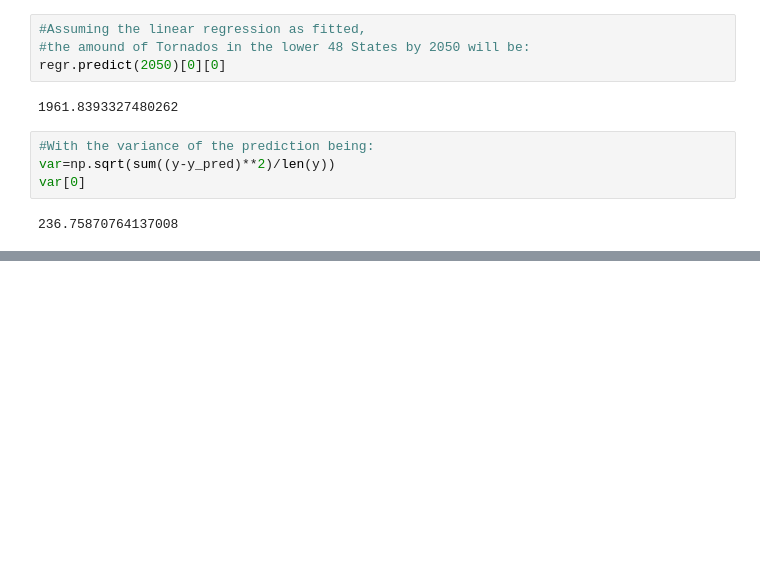
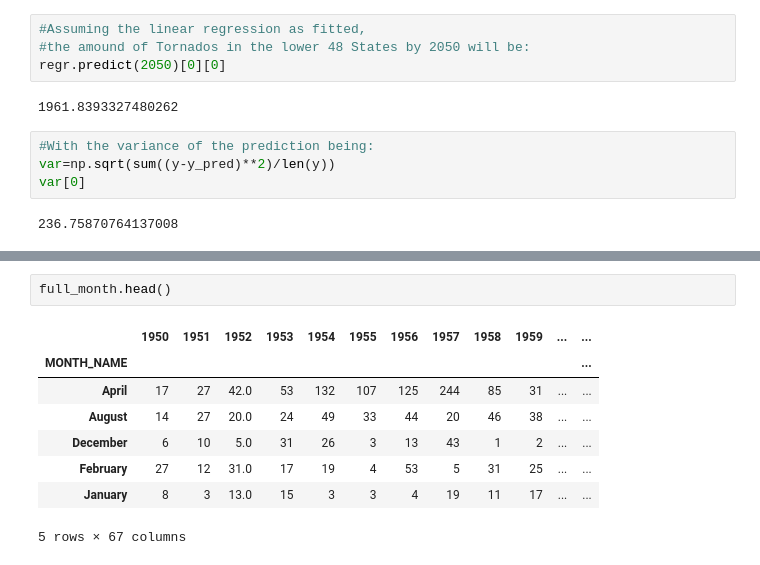
Before and after one commit to godinechan/NOAAanalysis, a Jupyter notebook: NOAAanalysis.ipynb, the cells around one changed output, grey strips where cells are left out. Cells and saved outputs as stored; diff of their text form; blank space fills up the shorter version.

```diff
--- a/NOAAanalysis.ipynb
+++ b/NOAAanalysis.ipynb
@@ -332,0 +383,11 @@ var[0]
+# %%
+full_month.head()
+# %% [output]
+|  | 1950 | 1951 | 1952 | 1953 | 1954 | 1955 | 1956 | 1957 | 1958 | 1959 | ... | ... |
+| MONTH_NAME |  |  |  |  |  |  |  |  |  |  |  | ... |
+| April | 17 | 27 | 42.0 | 53 | 132 | 107 | 125 | 244 | 85 | 31 | ... | ... |
+| August | 14 | 27 | 20.0 | 24 | 49 | 33 | 44 | 20 | 46 | 38 | ... | ... |
+| December | 6 | 10 | 5.0 | 31 | 26 | 3 | 13 | 43 | 1 | 2 | ... | ... |
+| February | 27 | 12 | 31.0 | 17 | 19 | 4 | 53 | 5 | 31 | 25 | ... | ... |
+| January | 8 | 3 | 13.0 | 15 | 3 | 3 | 4 | 19 | 11 | 17 | ... | ... |
+5 rows × 67 columns
```
Also changed, not shown: parts of 26 cells of this notebook.
